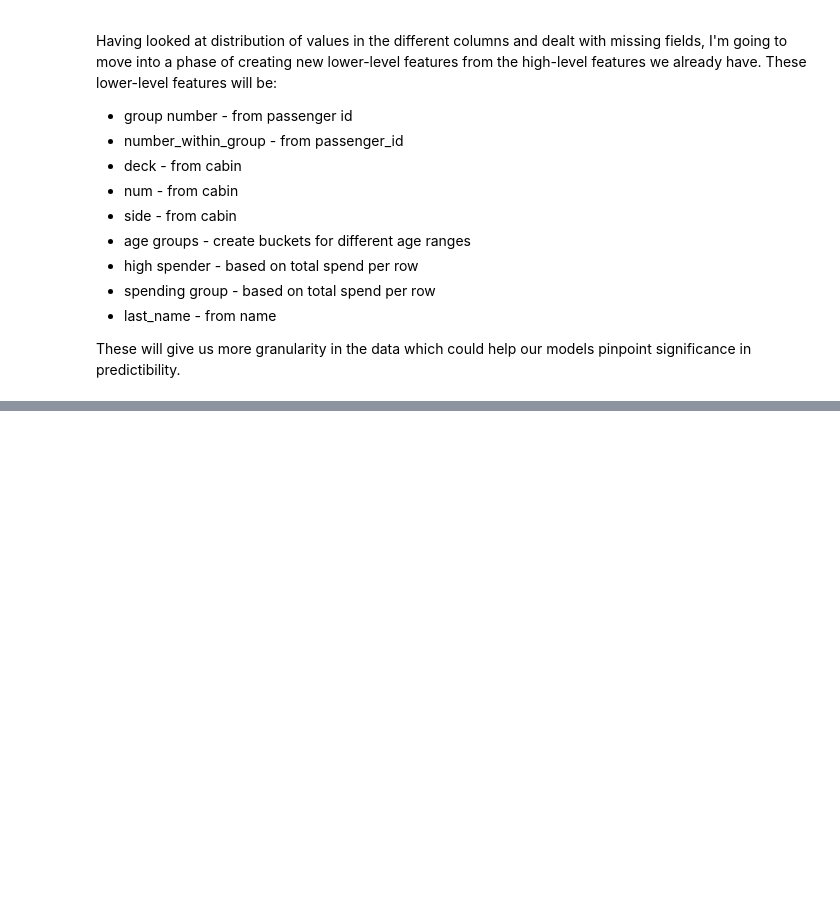
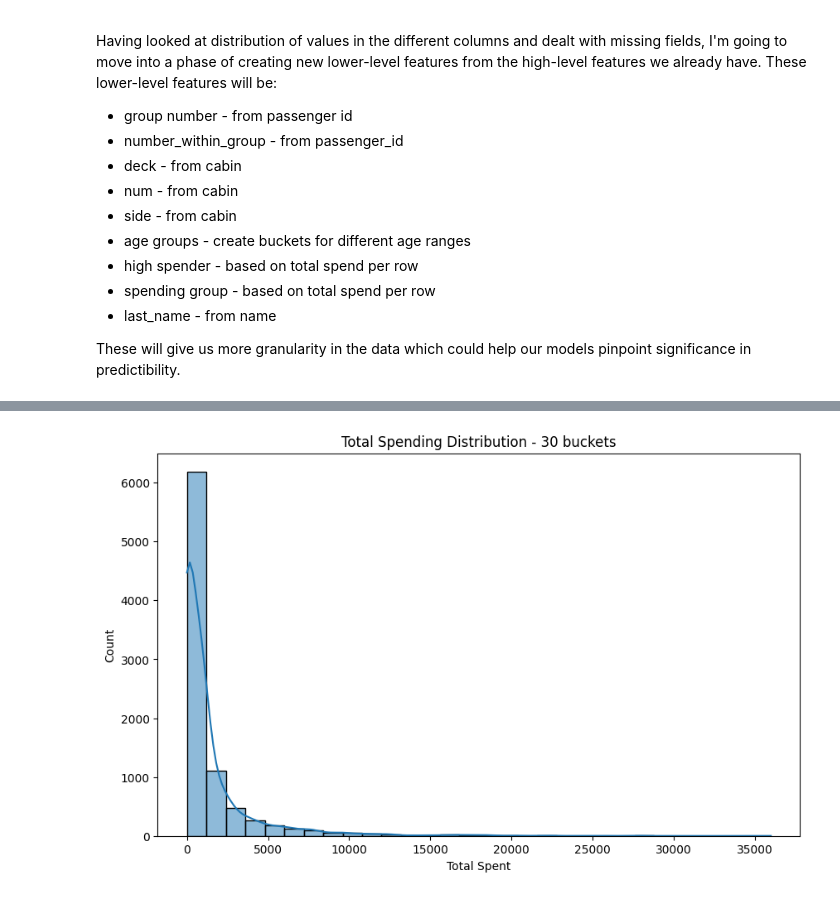
Before and after one commit to JosephSchambach/Kaggle-SpaceShip-Titanic-Competition, a Jupyter notebook: spaceship_titanic.ipynb, the cells around one changed output, grey strips where cells are left out. Drawn from its saved outputs; the diff is of its cells as text; code cells hidden in the pictures; blank space fills up the shorter version.

```diff
--- a/spaceship_titanic.ipynb
+++ b/spaceship_titanic.ipynb
@@ -249,3 +249,7 @@ Having looked at distribution of values in the different columns and dealt with
 * last_name - from name
 
 These will give us more granularity in the data which could help our models pinpoint significance in predictibility.
+# %%
+train_df['group_number'] = train_df['PassengerId'].apply(lambda x: int(x.split('_')[0]))
+train_df['number_within_group'] = train_df['PassengerId'].apply(lambda x: int(x.split('_')[1]))
+train_df.head()
@@ -251,0 +264,5 @@ These will give us more granularity in the data which could help our models pinp
+# %%
+train_df['cabin_deck'] = train_df['Cabin'].apply(lambda x: x.split('/')[0] if x != 'missing' else 'missing')
+train_df['cabin_num'] = train_df['Cabin'].apply(lambda x: int(x.split('/')[1]) if x != 'missing' else -1)
+train_df['cabin_side'] = train_df['Cabin'].apply(lambda x: x.split('/')[2] if x != 'missing' else 'missing')
+train_df.head()
@@ -251,0 +277,3 @@ These will give us more granularity in the data which could help our models pinp
+# %%
+train_df['age_decade'] = (train_df['Age'] // 10).astype(int)
+train_df.head()
@@ -251,0 +288,3 @@ These will give us more granularity in the data which could help our models pinp
+# %%
+train_df['total_spent'] = train_df[['RoomService', 'FoodCourt', 'ShoppingMall', 'Spa', 'VRDeck']].sum(axis=1)
+train_df[['RoomService', 'FoodCourt', 'ShoppingMall', 'Spa', 'VRDeck', 'total_spent']].head()
@@ -251,0 +298,9 @@ These will give us more granularity in the data which could help our models pinp
+# %%
+plt.figure(figsize=(10, 6))
+sns.histplot(train_df['total_spent'], bins=30, kde=True)
+plt.title('Total Spending Distribution - 30 buckets')
+plt.xlabel('Total Spent')
+plt.ylabel('Count')
+plt.show()
+# %% [output]
+[figure, added]
```
Also changed, not shown: parts of 42 cells of this notebook.
